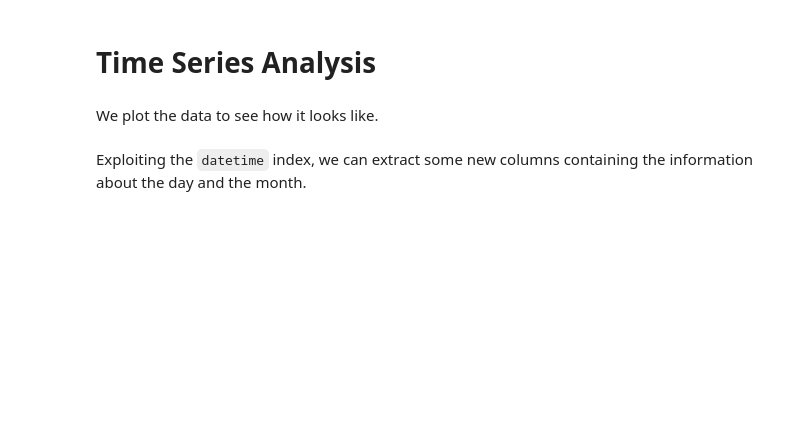
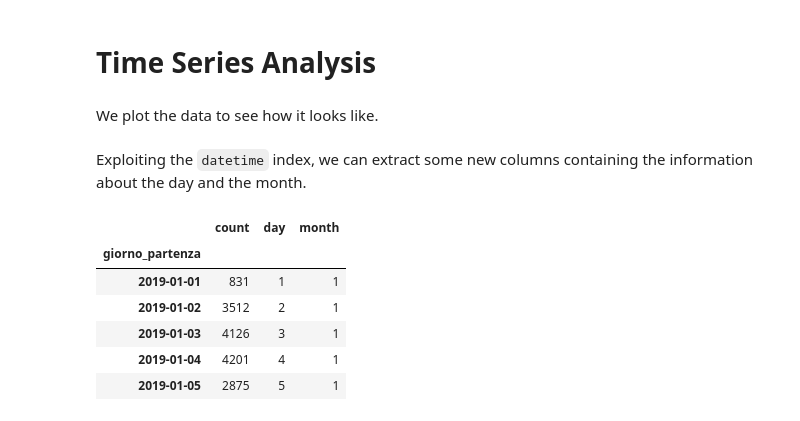
Before and after one commit to toscasterre/thesis-forecasting, a Jupyter notebook: notebooks/02_time_series_analysis.ipynb, the cells around one changed output. Drawn from its saved outputs; the diff is of its cells as text; code cells hidden in the pictures; blank space fills up the shorter version.

```diff
--- a/notebooks/02_time_series_analysis.ipynb
+++ b/notebooks/02_time_series_analysis.ipynb
@@ -78,3 +25,19 @@ def create_features(
+# %%
+funcs.create_ts_features(
+    daily_outflow,
+    features=["day", "week", "month"],
+    weekends=True
+)
+
+daily_outflow.head()
+# %% [output]
+|  | count | day | month |
+| giorno_partenza |  |  |  |
+| 2019-01-01 | 831 | 1 | 1 |
+| 2019-01-02 | 3512 | 2 | 1 |
+| 2019-01-03 | 4126 | 3 | 1 |
+| 2019-01-04 | 4201 | 4 | 1 |
+| 2019-01-05 | 2875 | 5 | 1 |
 # %%
 
 # def daily_outflow_barchart(dataframe):
```
Also changed, not shown: parts of 2 cells of this notebook, 1 other file.
